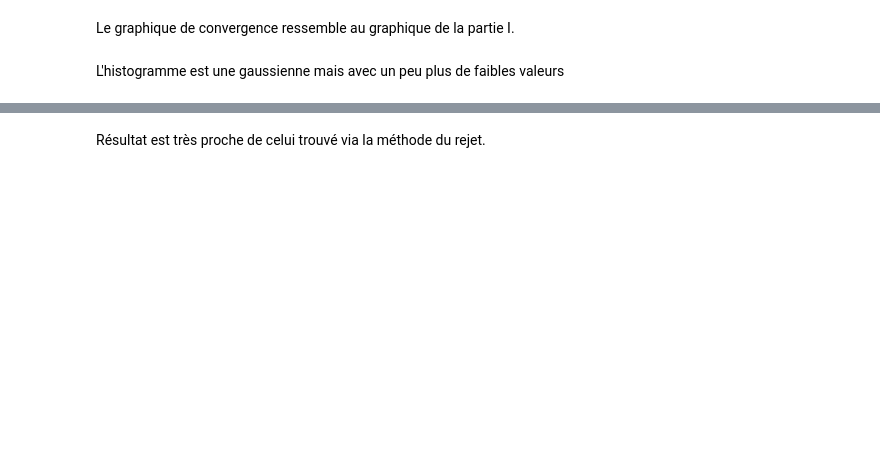
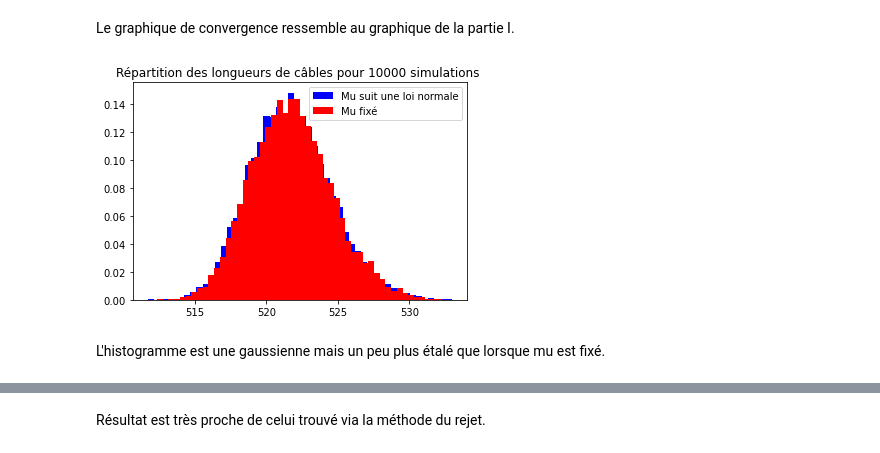
Before and after one commit to RalfCortes/ProjetMath3, a Jupyter notebook: Projet numérique de Probabilités 2021.ipynb, the cells around one changed output, grey strips where cells are left out. Saved outputs shown, nothing was run; the diff lists cells and outputs as text; code cells hidden in the pictures; blank space fills up the shorter version.

```diff
--- a/Projet numérique de Probabilités 2021.ipynb
+++ b/Projet numérique de Probabilités 2021.ipynb
@@ -592,10 +598,14 @@ plt.show()
 # %% [markdown]
 Le graphique de convergence ressemble au graphique de la partie I.
 # %%
-plt.hist(resultb,50,density=True)
-plt.title(f"Répartition des longueurs de câbles pour {K} simulations (mu suit une loi normale)")
+plt.hist(resultb,50,density=True,color='b')
+plt.hist(result,50,density=True,color='r')
+plt.title(f"Répartition des longueurs de câbles pour {K} simulations ")
+plt.legend(['Mu suit une loi normale', 'Mu fixé'])
 plt.show()
+# %% [output]
+[figure, added]
 # %% [markdown]
-L'histogramme est une gaussienne mais avec un peu plus de faibles valeurs
+L'histogramme est une gaussienne mais un peu plus étalé que lorsque mu est fixé.
 # %%
 np.quantile(result,[0.025,0.975])
```
Also changed, not shown: parts of 21 cells of this notebook.
